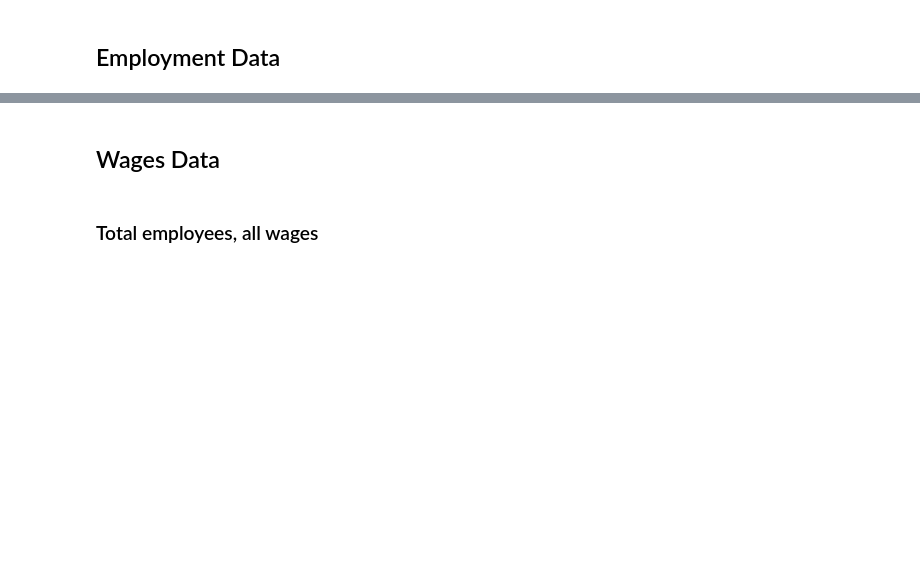
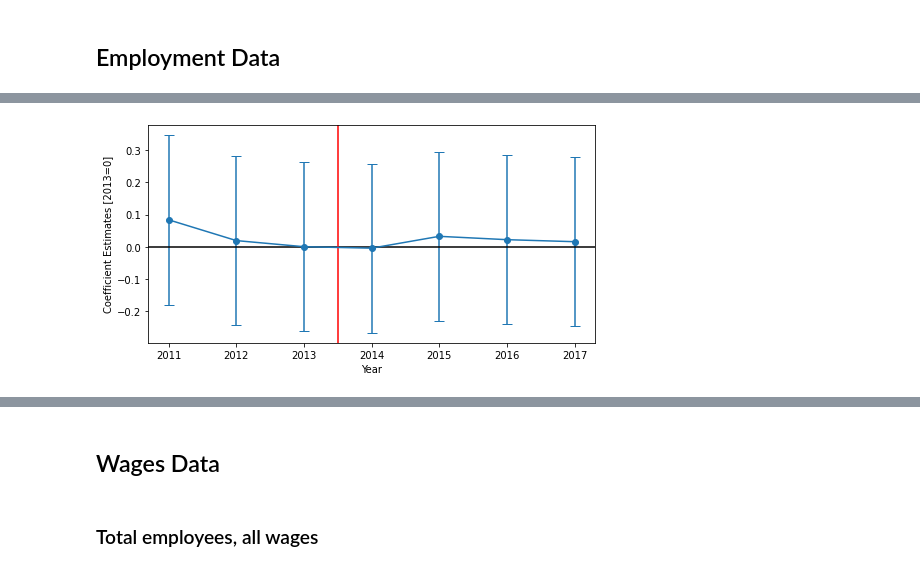
Before and after one commit to ting486/Corporate-Tax-Cuts-for-Small-Businesses-in-Quebec, a Jupyter notebook: Tax_Cuts_on_the_Economy_Code.ipynb, the cells around one changed output, grey strips where cells are left out. Cells and saved outputs as stored; diff of their text form; code cells hidden in the pictures; blank space fills up the shorter version.

```diff
--- a/Tax_Cuts_on_the_Economy_Code.ipynb
+++ b/Tax_Cuts_on_the_Economy_Code.ipynb
@@ -92,3 +101,20 @@ def plot_graph(df, var_name, title, ylabel):
+# %%
+# a function that plots the coefficients of each year in parallel trend validation, as shown in Equation (1)
+def plot_graph(df):
+  plt.figure(figsize=(8,4))
+
+  # plot horizontal reference line y = 0 and time-series reference line x = 2013.5
+  plt.axhline(0, color='black')
+  plt.axvline(2013.5, color='red')
+
+  # plot line graph of coefficients for each year and error bars,
+  # where error bars represent the 2.5% confidence interval to 97.5% confidence interval range
+  plt.errorbar(x=df['year'], y=df['coef_norm'],
+              yerr=np.array(df[['loerr','uperr']].T),
+              fmt='-o', capsize=5)
+  plt.xlabel('Year')
+  plt.ylabel('Coefficient Estimates [2013=0]')
+  plt.show()
 # %% [markdown]
 ## Employment Data
 # %%
@@ -172,0 +163,6 @@ plt.show()
+# %%
+# perform regression based on Equation (1) in the paper
+validation_emp = smf.ols(formula='log_employment ~ C(theta_year):is_manu:is_quebec + C(beta_year):is_manu \
+                                  + C(gamma_year):is_quebec + is_manu + is_quebec + is_manu_quebec',
+                 data=df_emp).fit()
+validation_emp.summary()
@@ -172,0 +204,3 @@ plt.show()
+# %%
+year_coef_emp = validation_coef(validation_emp.summary())
+year_coef_emp
@@ -173 +216,6 @@ plt.show()
+# %%
+# Plot coefficient for each year with the confidence interval
+plot_graph(year_coef_emp)
+# %% [output]
+[figure, added]
 # %%
```
Also changed, not shown: parts of 77 cells of this notebook.
